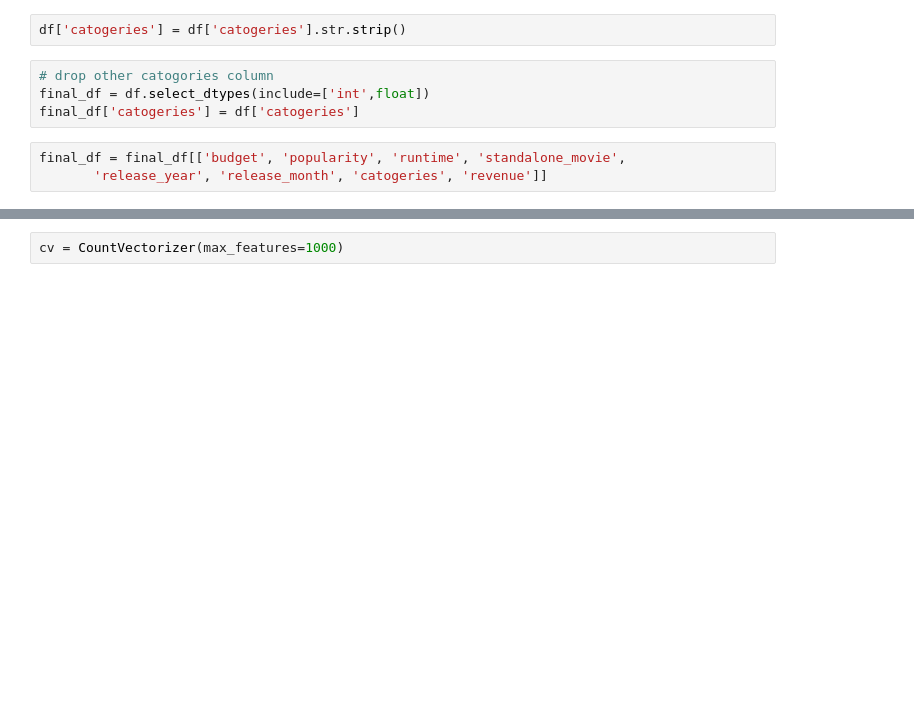
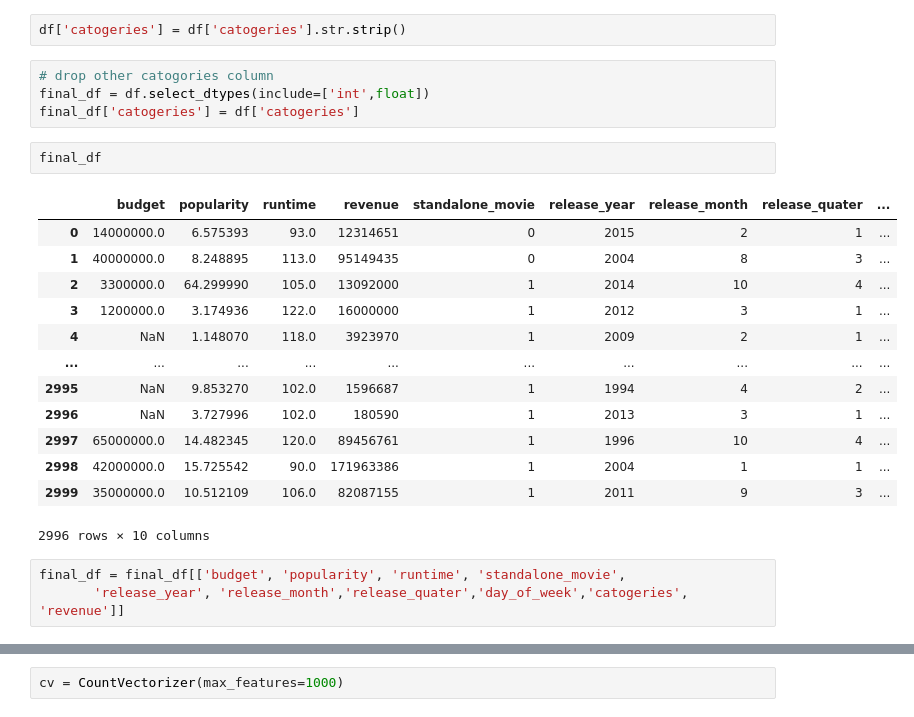
Before and after one commit to abdulvajid1/TMBD-MOVIE-REVENUE-PREDICTION, a Jupyter notebook: notebook.ipynb, the cells around one changed output, grey strips where cells are left out. Drawn from its saved outputs; the diff is of its cells as text; blank space fills up the shorter version.

```diff
--- a/notebook.ipynb
+++ b/notebook.ipynb
@@ -376,6 +397,22 @@ df['catogeries'] = df['catogeries'].str.strip()
 # drop other catogories column
 final_df = df.select_dtypes(include=['int',float])
 final_df['catogeries'] = df['catogeries']
+# %%
+final_df
+# %% [output]
+|  | budget | popularity | runtime | revenue | standalone_movie | release_year | release_month | release_quater | ... |
+| 0 | 14000000.0 | 6.575393 | 93.0 | 12314651 | 0 | 2015 | 2 | 1 | ... |
+| 1 | 40000000.0 | 8.248895 | 113.0 | 95149435 | 0 | 2004 | 8 | 3 | ... |
+| 2 | 3300000.0 | 64.299990 | 105.0 | 13092000 | 1 | 2014 | 10 | 4 | ... |
+| 3 | 1200000.0 | 3.174936 | 122.0 | 16000000 | 1 | 2012 | 3 | 1 | ... |
+| 4 | NaN | 1.148070 | 118.0 | 3923970 | 1 | 2009 | 2 | 1 | ... |
+| ... | ... | ... | ... | ... | ... | ... | ... | ... | ... |
+| 2995 | NaN | 9.853270 | 102.0 | 1596687 | 1 | 1994 | 4 | 2 | ... |
+| 2996 | NaN | 3.727996 | 102.0 | 180590 | 1 | 2013 | 3 | 1 | ... |
+| 2997 | 65000000.0 | 14.482345 | 120.0 | 89456761 | 1 | 1996 | 10 | 4 | ... |
+| 2998 | 42000000.0 | 15.725542 | 90.0 | 171963386 | 1 | 2004 | 1 | 1 | ... |
+| 2999 | 35000000.0 | 10.512109 | 106.0 | 82087155 | 1 | 2011 | 9 | 3 | ... |
+2996 rows × 10 columns
 # %%
 final_df = final_df[['budget', 'popularity', 'runtime', 'standalone_movie',
-       'release_year', 'release_month', 'catogeries', 'revenue']]
+       'release_year', 'release_month','release_quater','day_of_week','catogeries', 'revenue']]
```
Also changed, not shown: parts of 24 cells of this notebook, 1 other file.
